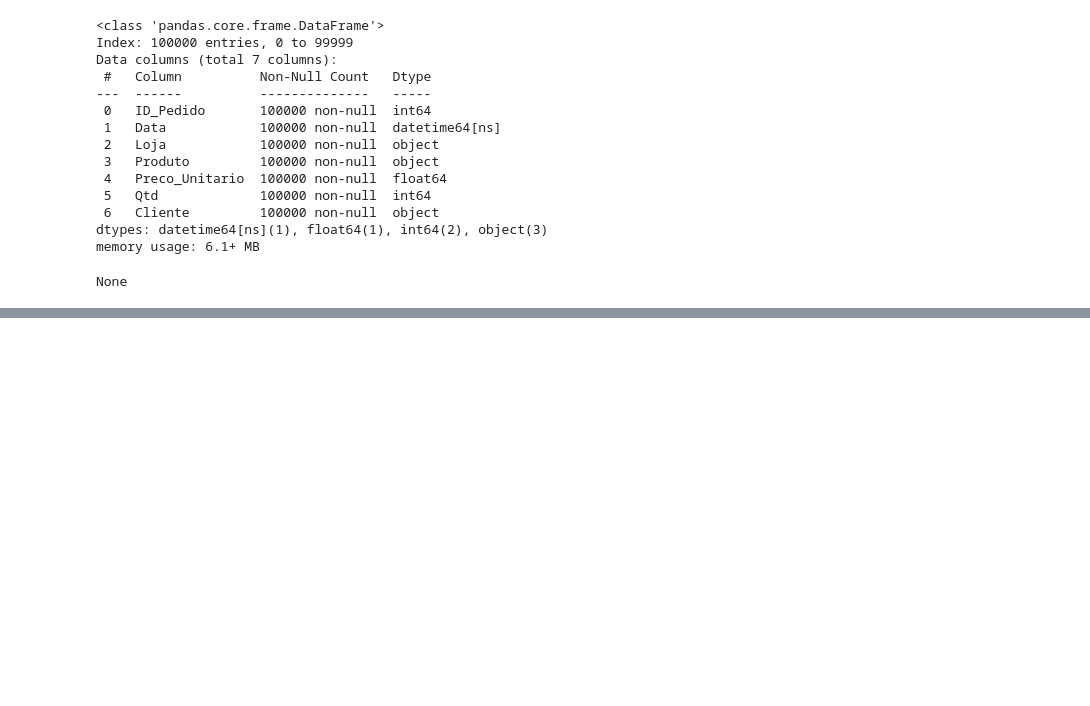
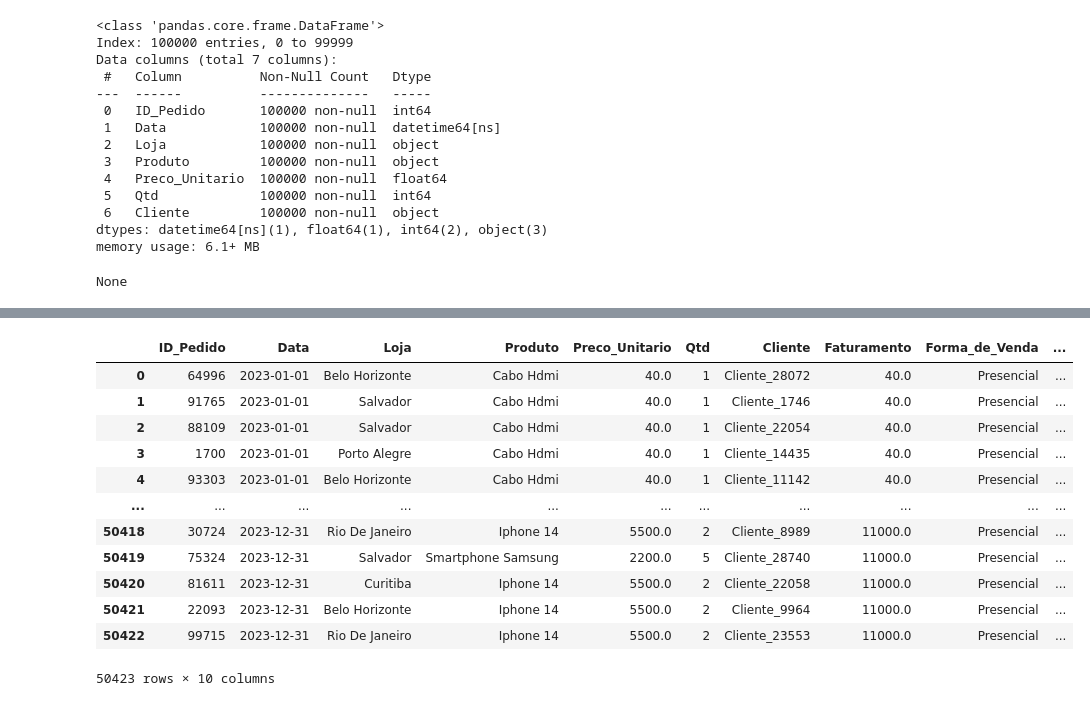
Before and after one commit to RaphaelAlcantara/Analise-pandas, a Jupyter notebook: main.ipynb, the cells around one changed output, grey strips where cells are left out. Drawn from its saved outputs; the diff is of its cells as text; code cells hidden in the pictures; blank space fills up the shorter version.

```diff
--- a/main.ipynb
+++ b/main.ipynb
@@ -217,0 +383,19 @@ None
+# %%
+# Exportar vendas de 2024
+df_analise_2024 = df_analise[df_analise['Data'].dt.year==2023]
+# %%
+display(df_analise_2024)
+# %% [output]
+|  | ID_Pedido | Data | Loja | Produto | Preco_Unitario | Qtd | Cliente | Faturamento | Forma_de_Venda | ... |
+| 0 | 64996 | 2023-01-01 | Belo Horizonte | Cabo Hdmi | 40.0 | 1 | Cliente_28072 | 40.0 | Presencial | ... |
+| 1 | 91765 | 2023-01-01 | Salvador | Cabo Hdmi | 40.0 | 1 | Cliente_1746 | 40.0 | Presencial | ... |
+| 2 | 88109 | 2023-01-01 | Salvador | Cabo Hdmi | 40.0 | 1 | Cliente_22054 | 40.0 | Presencial | ... |
+| 3 | 1700 | 2023-01-01 | Porto Alegre | Cabo Hdmi | 40.0 | 1 | Cliente_14435 | 40.0 | Presencial | ... |
+| 4 | 93303 | 2023-01-01 | Belo Horizonte | Cabo Hdmi | 40.0 | 1 | Cliente_11142 | 40.0 | Presencial | ... |
+| ... | ... | ... | ... | ... | ... | ... | ... | ... | ... | ... |
+| 50418 | 30724 | 2023-12-31 | Rio De Janeiro | Iphone 14 | 5500.0 | 2 | Cliente_8989 | 11000.0 | Presencial | ... |
+| 50419 | 75324 | 2023-12-31 | Salvador | Smartphone Samsung | 2200.0 | 5 | Cliente_28740 | 11000.0 | Presencial | ... |
+| 50420 | 81611 | 2023-12-31 | Curitiba | Iphone 14 | 5500.0 | 2 | Cliente_22058 | 11000.0 | Presencial | ... |
+| 50421 | 22093 | 2023-12-31 | Belo Horizonte | Iphone 14 | 5500.0 | 2 | Cliente_9964 | 11000.0 | Presencial | ... |
+| 50422 | 99715 | 2023-12-31 | Rio De Janeiro | Iphone 14 | 5500.0 | 2 | Cliente_23553 | 11000.0 | Presencial | ... |
+50423 rows × 10 columns
```
Also changed, not shown: parts of 42 cells of this notebook, 2 other files.
